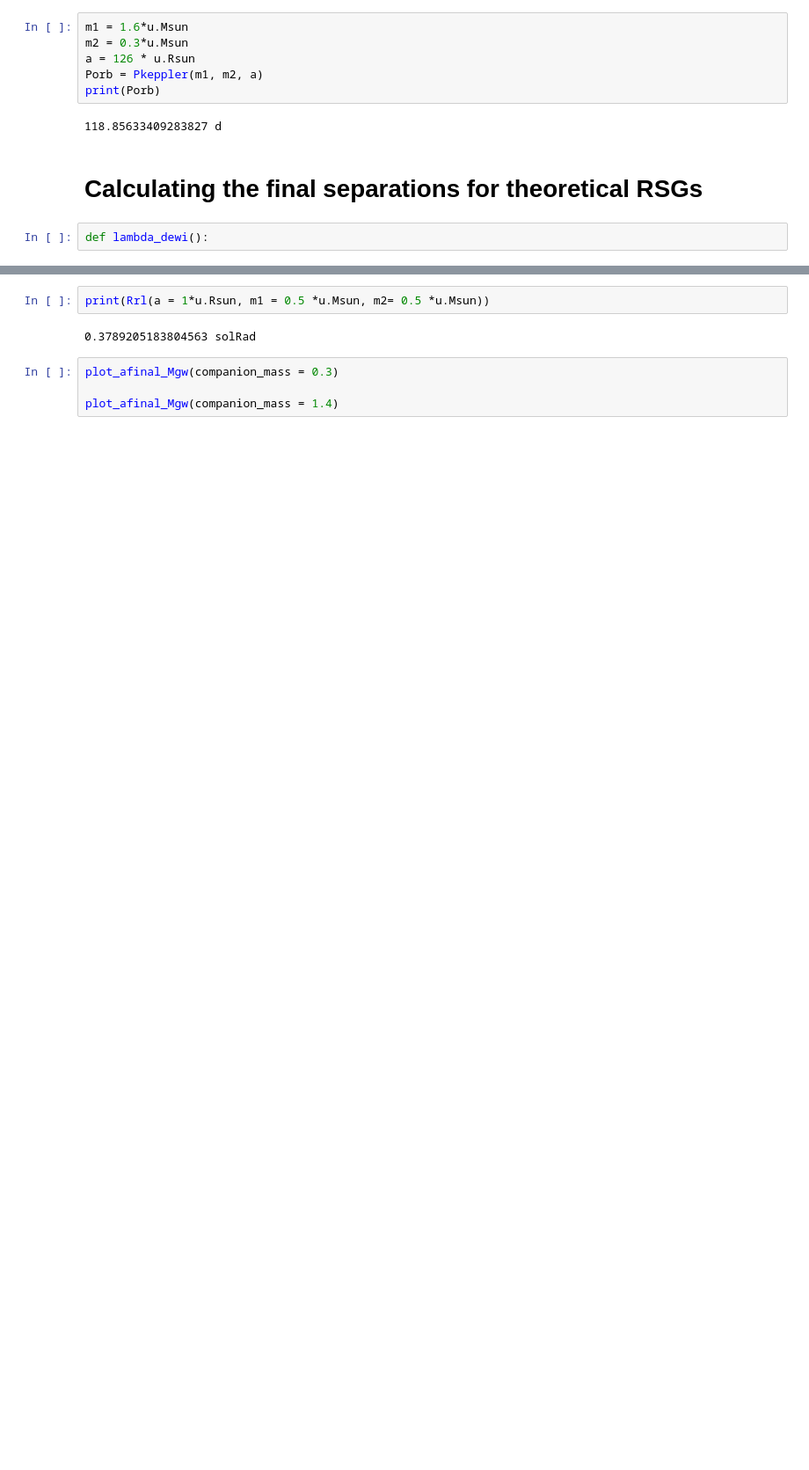
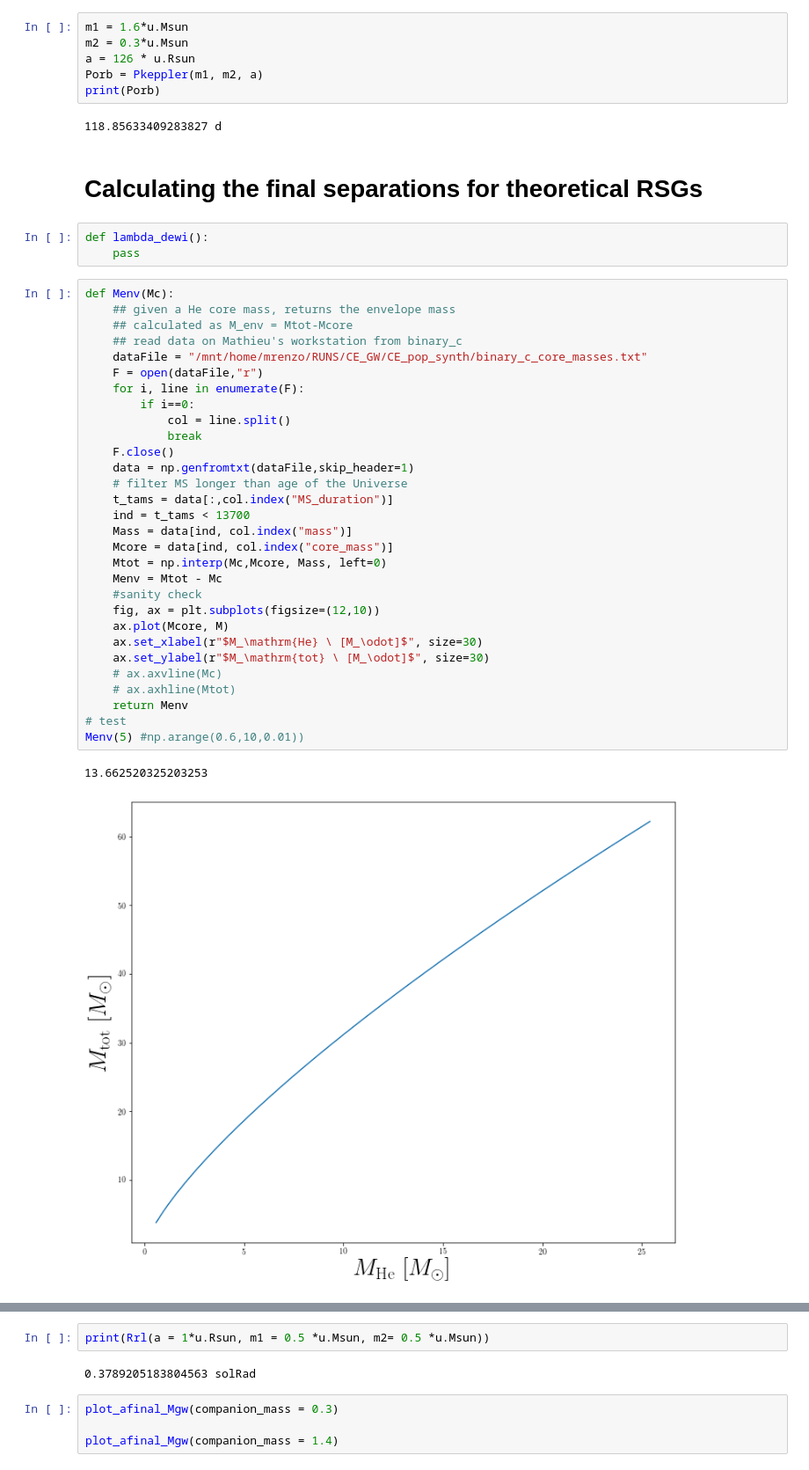
Before and after one commit to tcallister/LISA-and-CE-Evolution, a Jupyter notebook: CEinLISA.ipynb, the cells around one changed output, grey strips where cells are left out. Shown at 88% size. Drawn from its saved outputs; the diff is of its cells as text; blank space fills up the shorter version.

```diff
--- a/CEinLISA.ipynb
+++ b/CEinLISA.ipynb
@@ -107,4 +107,38 @@ print(Porb)
 # Calculating the final separations for theoretical RSGs
 # %%
 def lambda_dewi():
+    pass
+# %%
+def Menv(Mc):
+    ## given a He core mass, returns the envelope mass
+    ## calculated as M_env = Mtot-Mcore
+    ## read data on Mathieu's workstation from binary_c
+    dataFile = "/mnt/home/mrenzo/RUNS/CE_GW/CE_pop_synth/binary_c_core_masses.txt"
+    F = open(dataFile,"r")
+    for i, line in enumerate(F):
+        if i==0:
+            col = line.split()
+            break
+    F.close()
+    data = np.genfromtxt(dataFile,skip_header=1)
+    # filter MS longer than age of the Universe
+    t_tams = data[:,col.index("MS_duration")]
+    ind = t_tams < 13700
+    Mass = data[ind, col.index("mass")]
+    Mcore = data[ind, col.index("core_mass")]
+    Mtot = np.interp(Mc,Mcore, Mass, left=0)
+    Menv = Mtot - Mc
+    #sanity check
+    fig, ax = plt.subplots(figsize=(12,10))
+    ax.plot(Mcore, M)
+    ax.set_xlabel(r"$M_\mathrm{He} \ [M_\odot]$", size=30)
+    ax.set_ylabel(r"$M_\mathrm{tot} \ [M_\odot]$", size=30)
+    # ax.axvline(Mc)
+    # ax.axhline(Mtot)
+    return Menv
+# test
+Menv(5) #np.arange(0.6,10,0.01))
+# %% [output]
+13.662520325203253
+[figure, added]
 # %%
```
Also changed, not shown: parts of 1 cell of this notebook, 2 other files.
